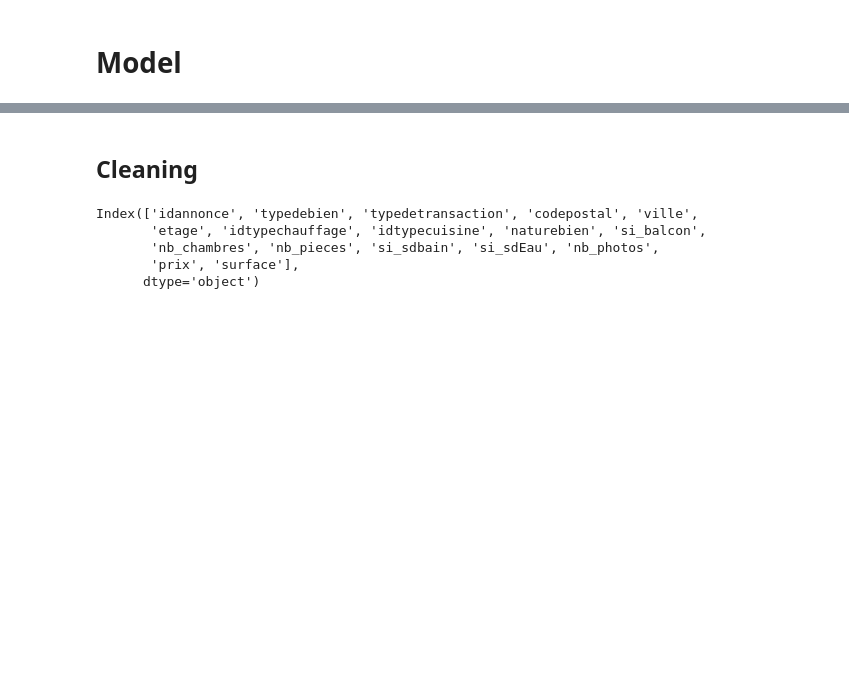
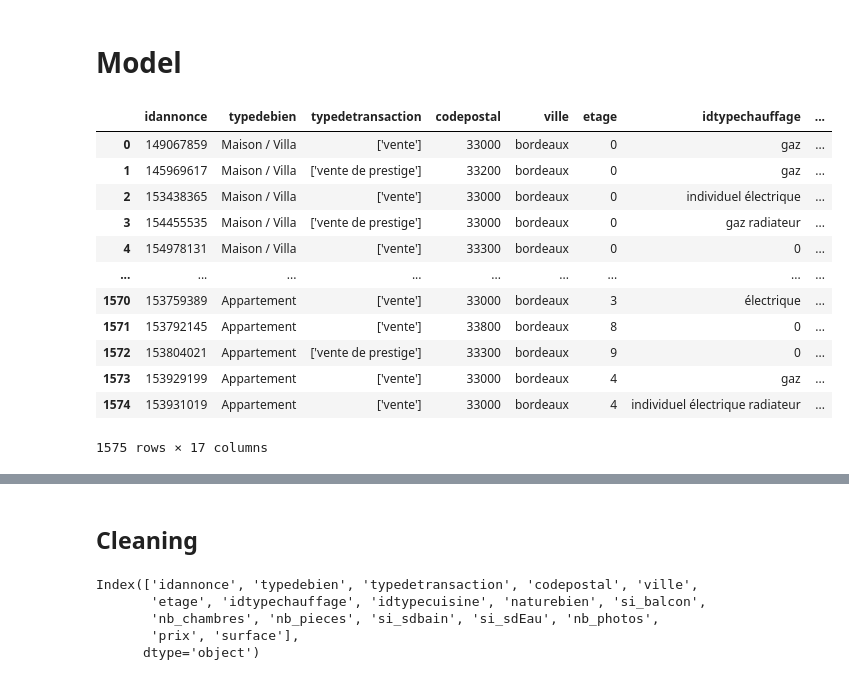
Before and after one commit to Simplon-IA-Bdx-1/realestate-ange-de-la-ville, a Jupyter notebook: model.ipynb, the cells around one changed output, grey strips where cells are left out. Cells and saved outputs as stored; diff of their text form; code cells hidden in the pictures; blank space fills up the shorter version.

```diff
--- a/model.ipynb
+++ b/model.ipynb
@@ -14,6 +14,20 @@ import seaborn as sns
 
 import numpy as np
 # %%
-df_full = read_csv('annonces_features.csv', index_col = 0)
-df_full = df_full.drop(['Unnamed: 18','Unnamed: 19','Unnamed: 20'], axis=1)
+df_full = read_csv('biens_features.csv', sep=";", index_col = 0)
+df_full
+# %% [output]
+|  | idannonce | typedebien | typedetransaction | codepostal | ville | etage | idtypechauffage | ... |
+| 0 | 149067859 | Maison / Villa | ['vente'] | 33000 | bordeaux | 0 | gaz | ... |
+| 1 | 145969617 | Maison / Villa | ['vente de prestige'] | 33200 | bordeaux | 0 | gaz | ... |
+| 2 | 153438365 | Maison / Villa | ['vente'] | 33000 | bordeaux | 0 | individuel électrique | ... |
+| 3 | 154455535 | Maison / Villa | ['vente de prestige'] | 33000 | bordeaux | 0 | gaz radiateur | ... |
+| 4 | 154978131 | Maison / Villa | ['vente'] | 33300 | bordeaux | 0 | 0 | ... |
+| ... | ... | ... | ... | ... | ... | ... | ... | ... |
+| 1570 | 153759389 | Appartement | ['vente'] | 33000 | bordeaux | 3 | électrique | ... |
+| 1571 | 153792145 | Appartement | ['vente'] | 33800 | bordeaux | 8 | 0 | ... |
+| 1572 | 153804021 | Appartement | ['vente de prestige'] | 33300 | bordeaux | 9 | 0 | ... |
+| 1573 | 153929199 | Appartement | ['vente'] | 33000 | bordeaux | 4 | gaz | ... |
+| 1574 | 153931019 | Appartement | ['vente'] | 33000 | bordeaux | 4 | individuel électrique radiateur | ... |
+1575 rows × 17 columns
 # %%
```
Also changed, not shown: parts of 26 cells of this notebook.
